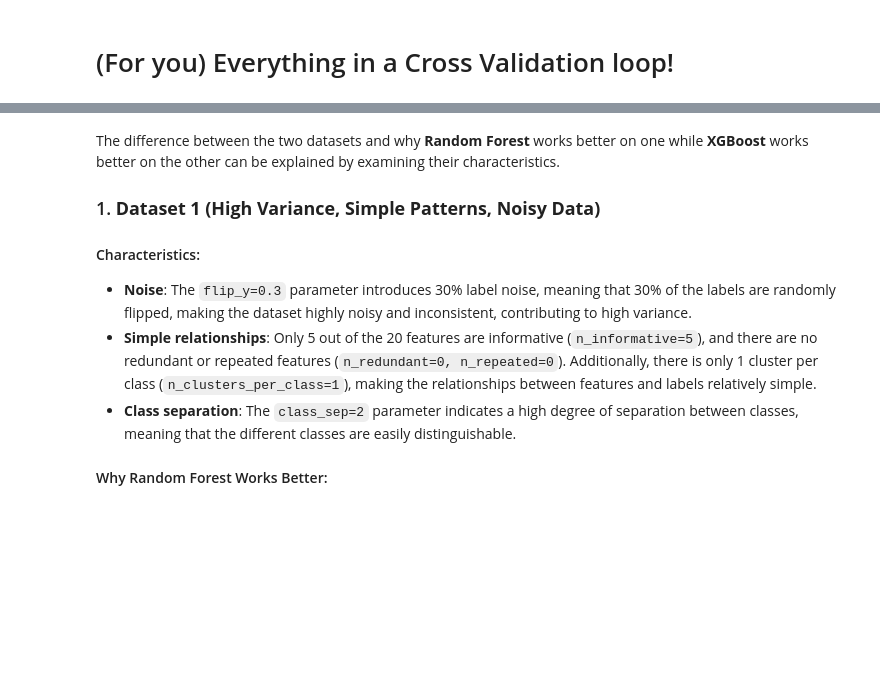
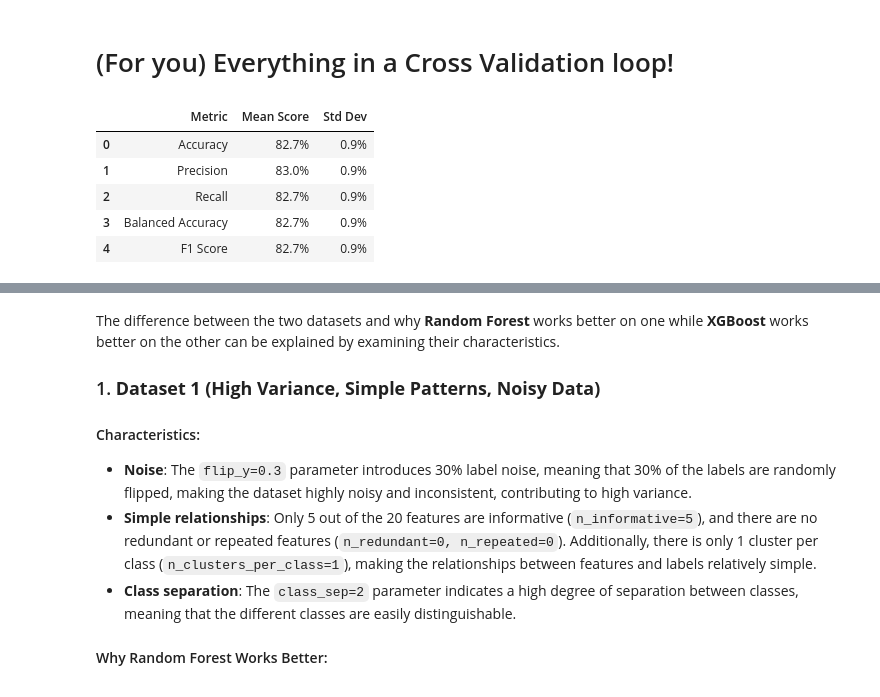
Before and after one commit to SCAI-Lab/ai_rehab_hc_2024, a Jupyter notebook: Tutorials/course_ai_rehab_hc_2024_tutorial_4.ipynb, the cells around one changed output, grey strips where cells are left out. Saved outputs shown, nothing was run; the diff lists cells and outputs as text; code cells hidden in the pictures; blank space fills up the shorter version.

```diff
--- a/Tutorials/course_ai_rehab_hc_2024_tutorial_4.ipynb
+++ b/Tutorials/course_ai_rehab_hc_2024_tutorial_4.ipynb
@@ -617,33 +771,96 @@ grid_search.fit(X_train_valid, y_train_valid)
 import numpy as np
 import pandas as pd
 from sklearn.datasets import make_classification
 from sklearn.model_selection import train_test_split
 from sklearn.neighbors import KNeighborsClassifier
 from sklearn.metrics import confusion_matrix, accuracy_score, precision_score, recall_score, balanced_accuracy_score, f1_score
 from sklearn.model_selection import StratifiedKFold
 
 # Create a synthetic dataset
 X, y = make_classification(n_samples=5000, n_features=20, n_informative=10, n_classes=5, n_clusters_per_class=2, flip_y=0, random_state=0)
 
 # Set up cross-validation for the test and validation data
 cv_test = StratifiedKFold(n_splits=5, shuffle=True, random_state=0)
 cv_valid = StratifiedKFold(n_splits=4, shuffle=True, random_state=0)
 
 # Define the parameter grid for KNeighborsClassifier (range of n_neighbors)
 param_grid = {'n_neighbors': [1, 3, 5, 7, 10, 12, 15, 40, 100]}
 
 # Initialize the KNN model
 knn = KNeighborsClassifier()
 
 # Set up the GridSearchCV
 grid_search = GridSearchCV(estimator=knn, param_grid=param_grid, cv=cv_valid, scoring='accuracy', return_train_score=True)
 
 # Arrays to store results for each fold
 accuracy_scores = []
 precision_scores = []
 recall_scores = []
 balanced_accuracy_scores = []
 f1_scores = []
+
+
+
+
+
+
+
+
+
+
+
+
+
+################################################################################
+# Loop through the cross-validation splits
+for train_valid_index, test_index in cv_test.split(X, y):
+    X_train_valid, X_test = X[train_valid_index], X[test_index]
+    y_train_valid, y_test = y[train_valid_index], y[test_index]
+
+    # Perform the grid search on the training and validation data
+    grid_search.fit(X_train_valid, y_train_valid)
+
+
+
+
+
+
+
+
+
+
+
+
+
+################################################################################
+    y_pred = grid_search.predict(X_test)
+
+    # Calculate classification metrics for this split
+    accuracy_scores.append(accuracy_score(y_test, y_pred))
+    precision_scores.append(precision_score(y_test, y_pred, average='macro'))
+    recall_scores.append(recall_score(y_test, y_pred, average='macro'))
+    balanced_accuracy_scores.append(balanced_accuracy_score(y_test, y_pred))
+    f1_scores.append(f1_score(y_test, y_pred, average='macro'))
+
+# Calculate mean and standard deviation for each metric
+metrics_df = pd.DataFrame({
+    'Metric': ['Accuracy', 'Precision', 'Recall', 'Balanced Accuracy', 'F1 Score'],
+    'Mean Score': [np.mean(accuracy_scores), np.mean(precision_scores), np.mean(recall_scores), np.mean(balanced_accuracy_scores), np.mean(f1_scores)],
+    'Std Dev': [np.std(accuracy_scores), np.std(precision_scores), np.std(recall_scores), np.std(balanced_accuracy_scores), np.std(f1_scores)]
+})
+
+# Convert metrics to percentages and round to 1 decimal place
+metrics_df['Mean Score'] = (metrics_df['Mean Score'] * 100).round(1).astype(str) + '%'
+metrics_df['Std Dev'] = (metrics_df['Std Dev'] * 100).round(1).astype(str) + '%'
+
+metrics_df
+# %% [output]
+|  | Metric | Mean Score | Std Dev |
+| 0 | Accuracy | 82.7% | 0.9% |
+| 1 | Precision | 83.0% | 0.9% |
+| 2 | Recall | 82.7% | 0.9% |
+| 3 | Balanced Accuracy | 82.7% | 0.9% |
+| 4 | F1 Score | 82.7% | 0.9% |
 # %%
 import numpy as np
 import pandas as pd
```
Also changed, not shown: parts of 5 cells of this notebook.
